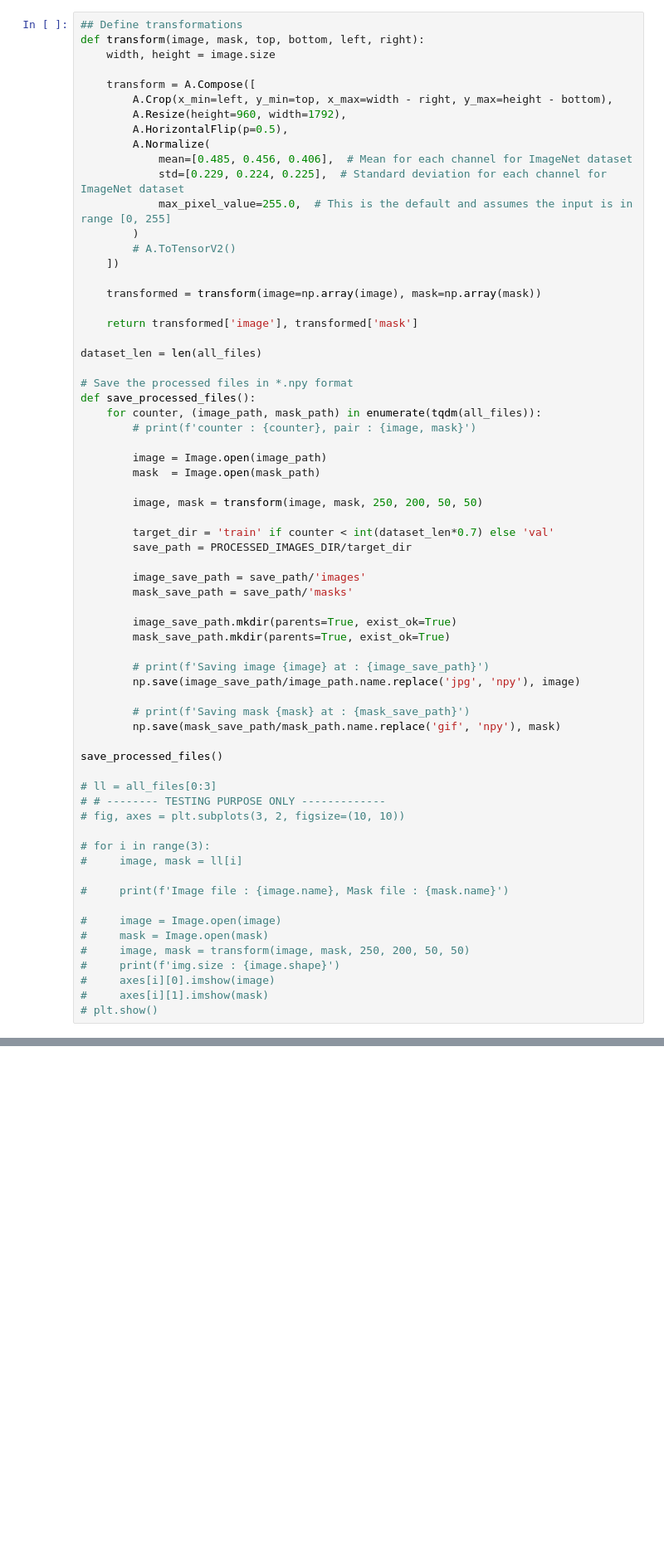
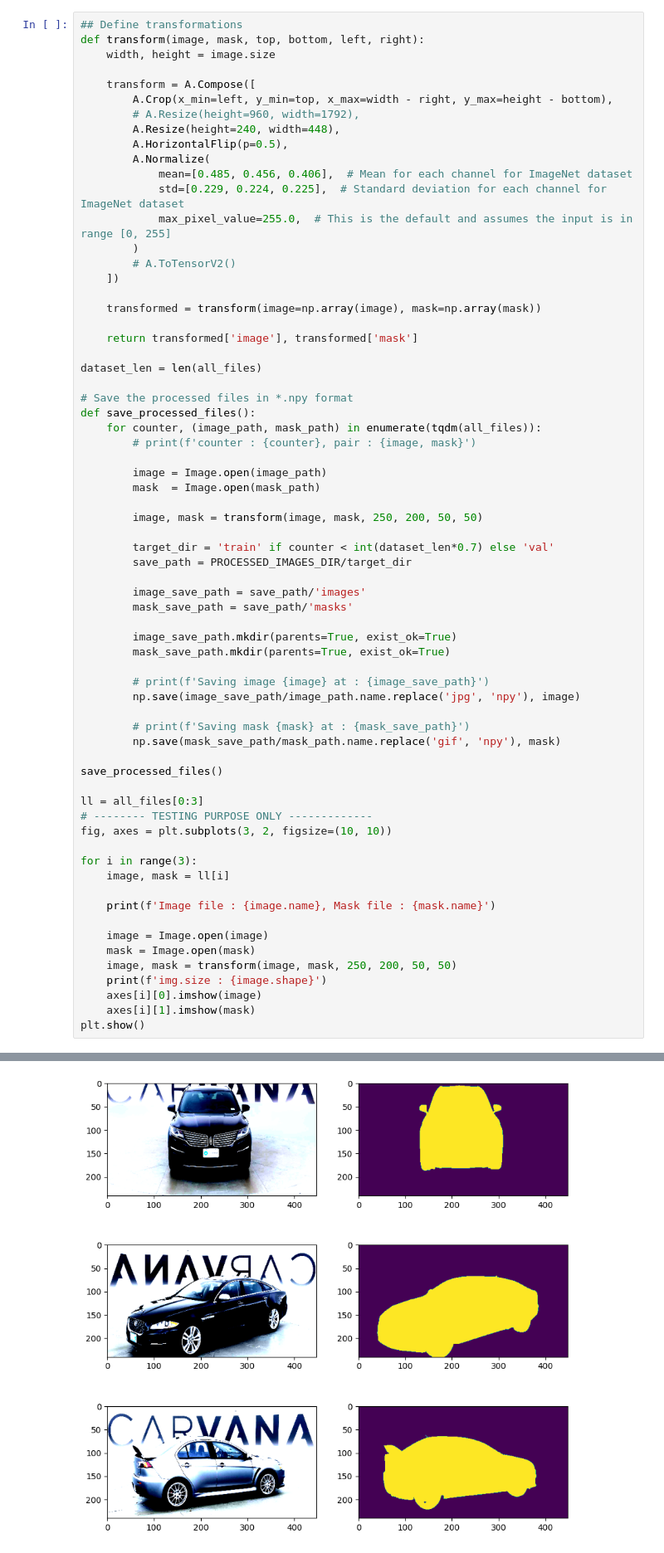
Before and after one commit to on2k23nm/MyLearnings, a Jupyter notebook: UNet/01_PreprocessData.ipynb, the cells around one changed output, grey strips where cells are left out. Shown at 83% size. Cells and saved outputs as stored; diff of their text form; blank space fills up the shorter version.

```diff
--- a/UNet/01_PreprocessData.ipynb
+++ b/UNet/01_PreprocessData.ipynb
@@ -56,7 +59,8 @@ def transform(image, mask, top, bottom, left, right):
 
     transform = A.Compose([
         A.Crop(x_min=left, y_min=top, x_max=width - right, y_max=height - bottom),
-        A.Resize(height=960, width=1792),
+        # A.Resize(height=960, width=1792),
+        A.Resize(height=240, width=448),
         A.HorizontalFlip(p=0.5),
         A.Normalize(
             mean=[0.485, 0.456, 0.406],  # Mean for each channel for ImageNet dataset
@@ -99,19 +103,20 @@ def save_processed_files():
 
 save_processed_files()
 
-# ll = all_files[0:3]
-# # -------- TESTING PURPOSE ONLY -------------
-# fig, axes = plt.subplots(3, 2, figsize=(10, 10))
+ll = all_files[0:3]
+# -------- TESTING PURPOSE ONLY -------------
+fig, axes = plt.subplots(3, 2, figsize=(10, 10))
 
-# for i in range(3):
-#     image, mask = ll[i]
+for i in range(3):
+    image, mask = ll[i]
 
-#     print(f'Image file : {image.name}, Mask file : {mask.name}')
+    print(f'Image file : {image.name}, Mask file : {mask.name}')
 
-#     image = Image.open(image)
-#     mask = Image.open(mask)
-#     image, mask = transform(image, mask, 250, 200, 50, 50)
-#     print(f'img.size : {image.shape}')
-#     axes[i][0].imshow(image)
-#     axes[i][1].imshow(mask)
-# plt.show()
+    image = Image.open(image)
+    mask = Image.open(mask)
+    image, mask = transform(image, mask, 250, 200, 50, 50)
+    print(f'img.size : {image.shape}')
+    axes[i][0].imshow(image)
+    axes[i][1].imshow(mask)
+plt.show()
+# %% [output]
@@ -117,0 +132 @@ save_processed_files()
+[figure, added]
```
Also changed, not shown: parts of 2 cells of this notebook, 6 other files.
